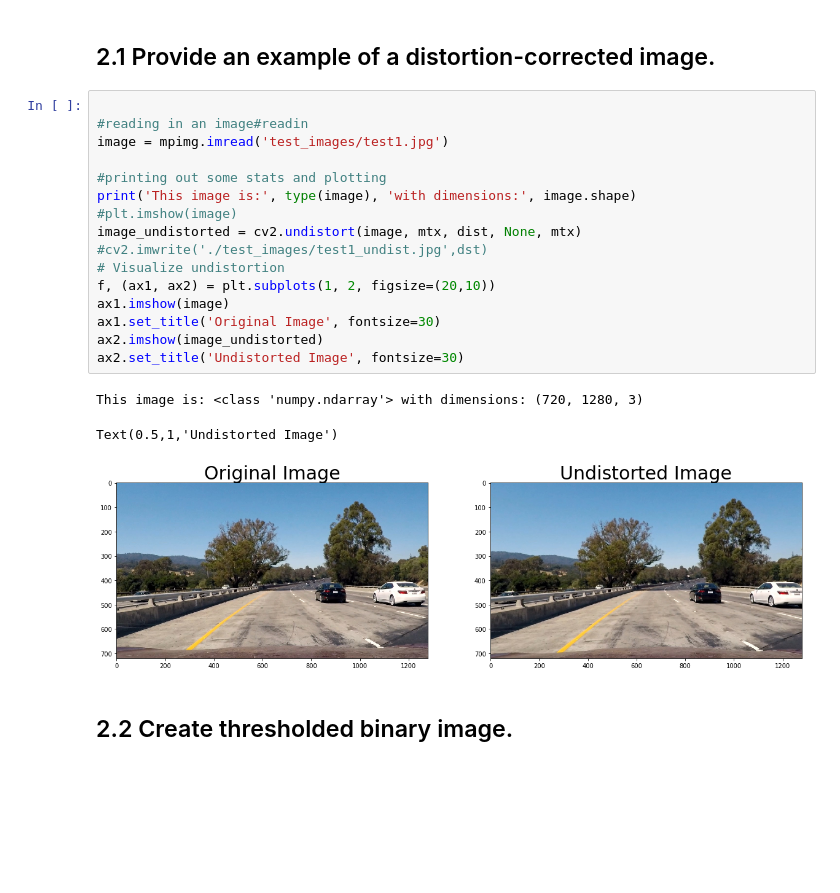
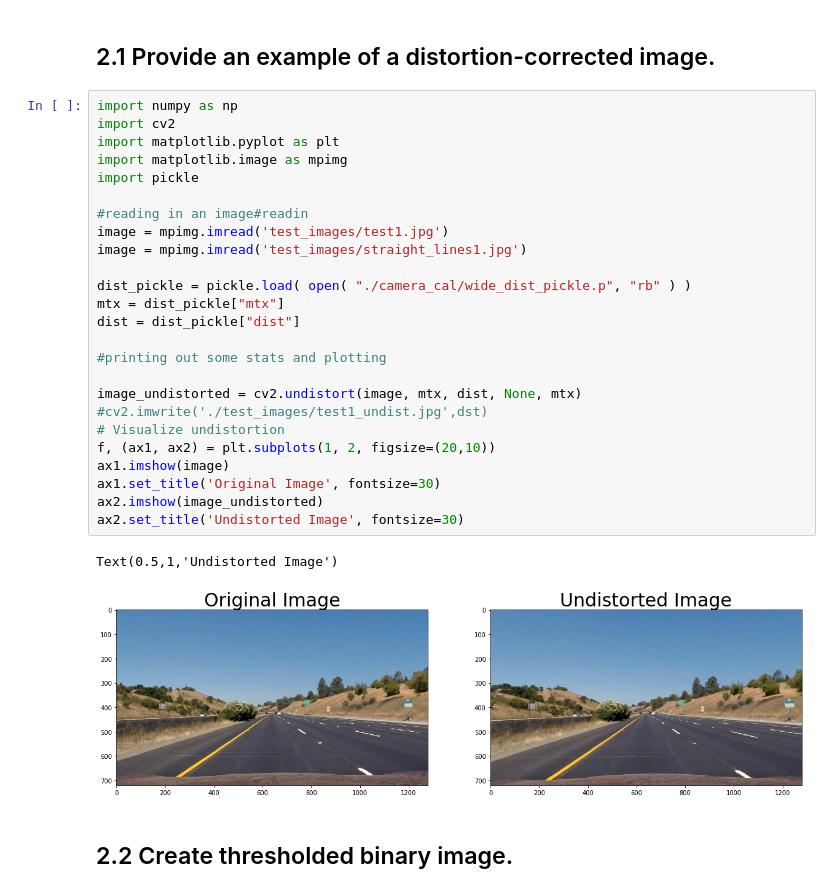
Before and after one commit to uv1000/P2, a Jupyter notebook: P2_SDC_Ulrich_Voll.ipynb, the cells around one changed output. Drawn from its saved outputs; the diff is of its cells as text; blank space fills up the shorter version.

```diff
--- a/P2_SDC_Ulrich_Voll.ipynb
+++ b/P2_SDC_Ulrich_Voll.ipynb
@@ -107,25 +97,33 @@ Text(0.5,1,'Undistorted Image')
 # %% [markdown]
 ## 2.1 Provide an example of a distortion-corrected image.
 # %%
+import numpy as np
+import cv2
+import matplotlib.pyplot as plt
+import matplotlib.image as mpimg
+import pickle
 
 #reading in an image#readin
 image = mpimg.imread('test_images/test1.jpg')
+image = mpimg.imread('test_images/straight_lines1.jpg')
+
+dist_pickle = pickle.load( open( "./camera_cal/wide_dist_pickle.p", "rb" ) )
+mtx = dist_pickle["mtx"]
+dist = dist_pickle["dist"]
 
 #printing out some stats and plotting
-print('This image is:', type(image), 'with dimensions:', image.shape)
-#plt.imshow(image)
+
 image_undistorted = cv2.undistort(image, mtx, dist, None, mtx)
 #cv2.imwrite('./test_images/test1_undist.jpg',dst)
 # Visualize undistortion
 f, (ax1, ax2) = plt.subplots(1, 2, figsize=(20,10))
 ax1.imshow(image)
 ax1.set_title('Original Image', fontsize=30)
 ax2.imshow(image_undistorted)
 ax2.set_title('Undistorted Image', fontsize=30)
 # %% [output]
-This image is: <class 'numpy.ndarray'> with dimensions: (720, 1280, 3)
+Text(0.5,1,'Undistorted Image')
-Text(0.5,1,'Undistorted Image')
-[figure, old version]
+[figure, new version]
 # %% [markdown]
 ## 2.2 Create thresholded binary image.
 # %%
```
Also changed, not shown: parts of 9 cells of this notebook, 1 other file.
